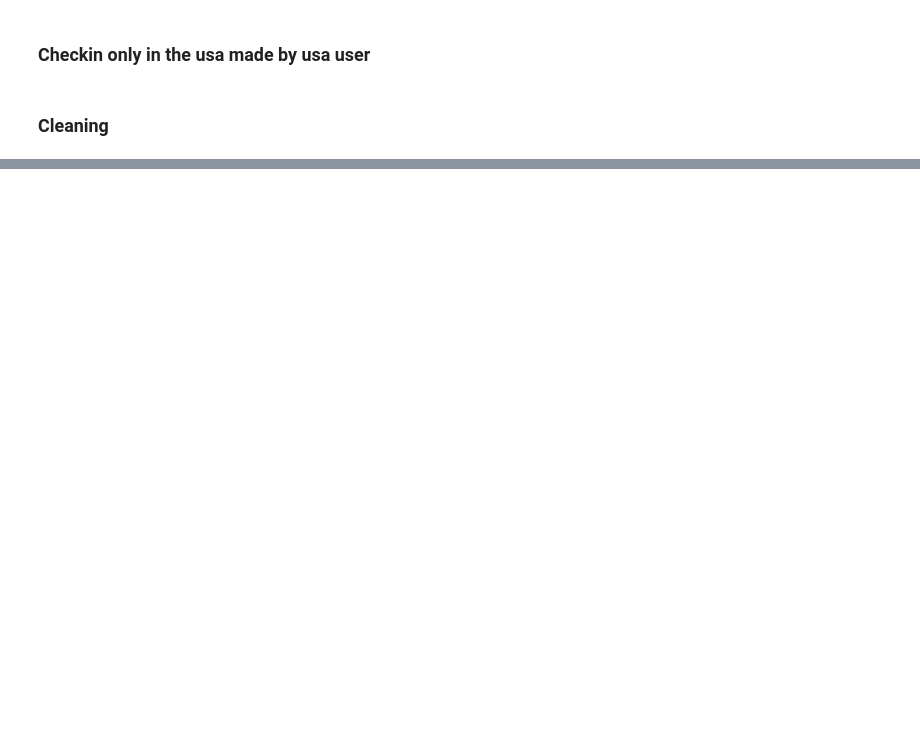
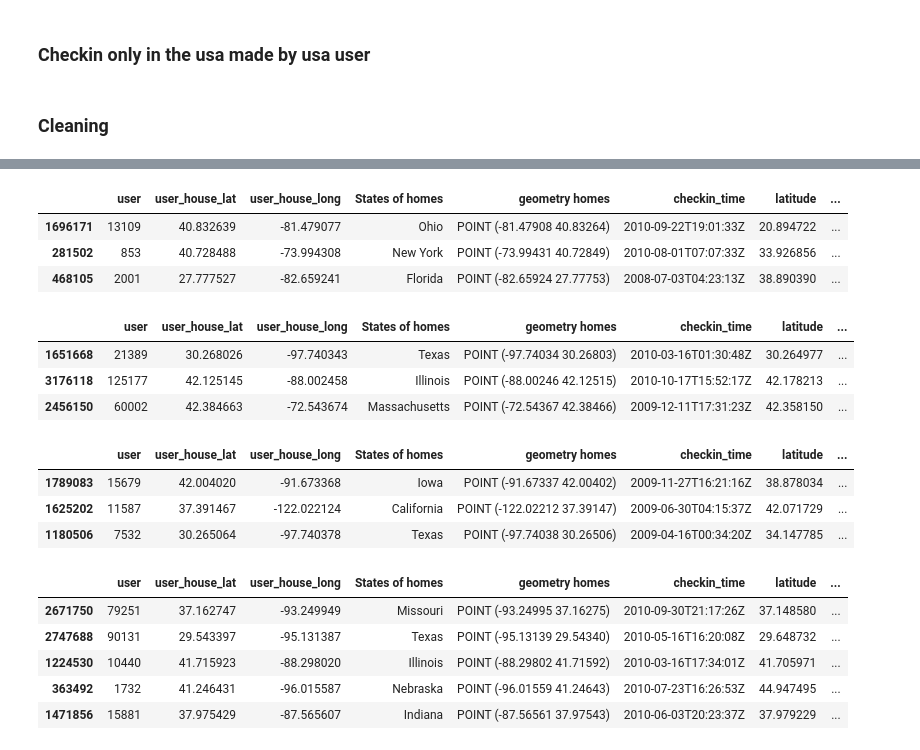
Before and after one commit to epfl-ada/ada-2020-project-milestone-p3-p3_panda_pied, a Jupyter notebook: Projet4_Simon.ipynb, the cells around one changed output, grey strips where cells are left out. Drawn from its saved outputs; the diff is of its cells as text; code cells hidden in the pictures; blank space fills up the shorter version.

```diff
--- a/Projet4_Simon.ipynb
+++ b/Projet4_Simon.ipynb
@@ -520,5 +581,17 @@ check_in_pointInStates_g = sjoin(gdf_checkin_usa_g, states, how='left')
 check_in_pointInStates_g = check_in_pointInStates_g[['user','user_house_lat','user_house_long','States of homes','geometry homes',
                                                      'checkin_time','latitude','longitude','country','name']]
 check_in_pointInStates_g = check_in_pointInStates_g.loc[check_in_pointInStates_g['country']=='USA']
+# %%
+check_in_pointInStates_b.sample(3)
+# %% [output]
+|  | user | user_house_lat | user_house_long | States of homes | geometry homes | checkin_time | latitude | ... |
+| 1696171 | 13109 | 40.832639 | -81.479077 | Ohio | POINT (-81.47908 40.83264) | 2010-09-22T19:01:33Z | 20.894722 | ... |
+| 281502 | 853 | 40.728488 | -73.994308 | New York | POINT (-73.99431 40.72849) | 2010-08-01T07:07:33Z | 33.926856 | ... |
+| 468105 | 2001 | 27.777527 | -82.659241 | Florida | POINT (-82.65924 27.77753) | 2008-07-03T04:23:13Z | 38.890390 | ... |
 # %%
-check_in_pointInStates_g
+check_in_pointInStates_g.sample(3)
+# %% [output]
+|  | user | user_house_lat | user_house_long | States of homes | geometry homes | checkin_time | latitude | ... |
+| 1651668 | 21389 | 30.268026 | -97.740343 | Texas | POINT (-97.74034 30.26803) | 2010-03-16T01:30:48Z | 30.264977 | ... |
+| 3176118 | 125177 | 42.125145 | -88.002458 | Illinois | POINT (-88.00246 42.12515) | 2010-10-17T15:52:17Z | 42.178213 | ... |
+| 2456150 | 60002 | 42.384663 | -72.543674 | Massachusetts | POINT (-72.54367 42.38466) | 2009-12-11T17:31:23Z | 42.358150 | ... |
@@ -524,0 +601,3 @@ check_in_pointInStates_g
+# %%
+check_in_pointInStates_g['date'] =\
+check_in_pointInStates_g['checkin_time'].astype(str).parallel_apply(lambda x: np.datetime64(x.split("T", 1)[0]))
@@ -524,0 +629,37 @@ check_in_pointInStates_g
+# %%
+check_in_pointInStates_b.sample(3)
+# %% [output]
+|  | user | user_house_lat | user_house_long | States of homes | geometry homes | checkin_time | latitude | ... |
+| 1789083 | 15679 | 42.004020 | -91.673368 | Iowa | POINT (-91.67337 42.00402) | 2009-11-27T16:21:16Z | 38.878034 | ... |
+| 1625202 | 11587 | 37.391467 | -122.022124 | California | POINT (-122.02212 37.39147) | 2009-06-30T04:15:37Z | 42.071729 | ... |
+| 1180506 | 7532 | 30.265064 | -97.740378 | Texas | POINT (-97.74038 30.26506) | 2009-04-16T00:34:20Z | 34.147785 | ... |
+# %%
+check_in_pointInStates_g["tmin"] =\
+check_in_pointInStates_g.parallel_apply(
+    lambda df : ds_tmin.sel(day=df.date, lon=df.longitude,
+                            lat=df.latitude, method="nearest",
+                            tolerance=400).get('air_temperature').data.ravel()[0],
+    axis=1)
+# %%
+check_in_pointInStates_g["tmax"] =\
+check_in_pointInStates_g.parallel_apply(
+    lambda df : ds_tmax.sel(day=df.date, lon=df.longitude,
+                            lat=df.latitude, method="nearest",
+                            tolerance=400).get('air_temperature').data.ravel()[0],
+    axis=1)
+# %%
+check_in_pointInStates_g["pr"] =\
+check_in_pointInStates_g.parallel_apply(
+    lambda df : ds_pr.sel(day=df.date, lon=df.longitude,
+                            lat=df.latitude, method="nearest",
+                            tolerance=400).get('precipitation_amount').data.ravel()[0],
+    axis=1)
+# %%
+check_in_pointInStates_g.sample(5)
+# %% [output]
+|  | user | user_house_lat | user_house_long | States of homes | geometry homes | checkin_time | latitude | ... |
+| 2671750 | 79251 | 37.162747 | -93.249949 | Missouri | POINT (-93.24995 37.16275) | 2010-09-30T21:17:26Z | 37.148580 | ... |
+| 2747688 | 90131 | 29.543397 | -95.131387 | Texas | POINT (-95.13139 29.54340) | 2010-05-16T16:20:08Z | 29.648732 | ... |
+| 1224530 | 10440 | 41.715923 | -88.298020 | Illinois | POINT (-88.29802 41.71592) | 2010-03-16T17:34:01Z | 41.705971 | ... |
+| 363492 | 1732 | 41.246431 | -96.015587 | Nebraska | POINT (-96.01559 41.24643) | 2010-07-23T16:26:53Z | 44.947495 | ... |
+| 1471856 | 15881 | 37.975429 | -87.565607 | Indiana | POINT (-87.56561 37.97543) | 2010-06-03T20:23:37Z | 37.979229 | ... |
```
Also changed, not shown: parts of 36 cells of this notebook.
